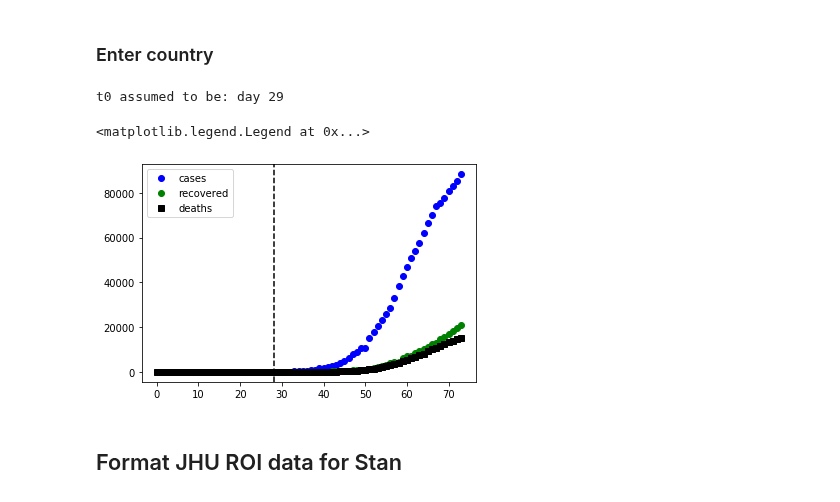
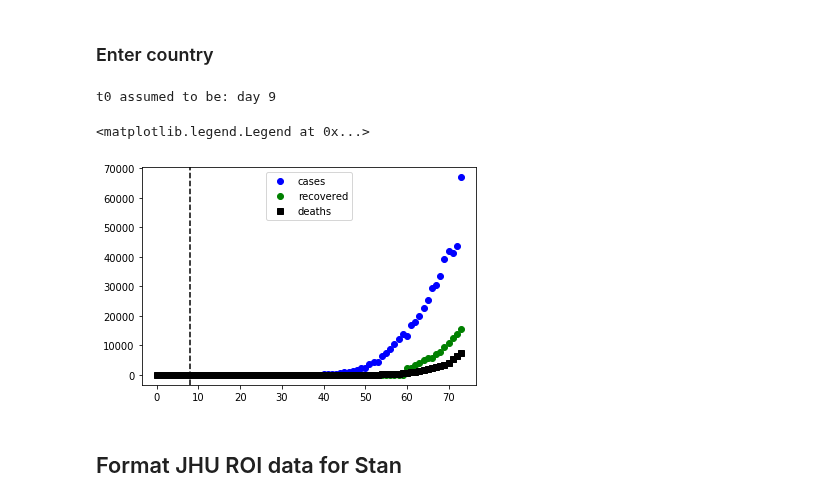
Before and after one commit to ccc1685/covid-19, a Jupyter notebook: Stan/MBS_epidemic_concentration_fitter.ipynb, the cells around one changed output. Drawn from its saved outputs; the diff is of its cells as text; code cells hidden in the pictures.

```diff
--- a/Stan/MBS_epidemic_concentration_fitter.ipynb
+++ b/Stan/MBS_epidemic_concentration_fitter.ipynb
@@ -17,7 +17,7 @@ warnings.filterwarnings("ignore", category=DeprecationWarning)
 ## Select model
 # %%
 import MBS_epidemic_concentration_models as models
-model = models.model_sicrq()
+model = models.model_sir1()
 model.plotnetwork()
 # %% [output]
         About:
@@ -60,41 +56,42 @@ dfr = pd.read_csv(url_recovered)
 ### Enter country
 # %%
 #Austria,Belgium,Denmark,France,Germany,Italy,Norway,Spain,Sweden,Switzerland,United Kingdom
-roi = "Italy"
+roi = "France"
 # %%
 dfc2 = dfc.loc[(dfc['Country/Region']==roi)&(pd.isnull(dfc['Province/State']))]
 dfd2 = dfd.loc[(dfd['Country/Region']==roi)&(pd.isnull(dfd['Province/State']))]
 dfr2 = dfr.loc[(dfr['Country/Region']==roi)&(pd.isnull(dfr['Province/State']))]
 
 
 DF = df = pd.DataFrame(columns=['date','cases','recovered','deaths'])
 
 dates = dfc.columns[4:].values
 
 for i in range(len(dates)):
   DF.loc[i] = pd.Series({'date':dates[i],
                          'cases':dfc2[dates[i]].values[0] - (dfr2[dates[i]].values[0] + dfd2[dates[i]].values[0]),
                          'recovered':dfr2[dates[i]].values[0],
                          'deaths':dfd2[dates[i]].values[0]})
 
 
 pop = {}
 pop['Italy'] = 60500000
-pop['United Kingdom'] = 6440000
+pop['United Kingdom'] = 64400000
+pop['France'] = 66990000
 
 t0 = np.where(DF["cases"].values>5)[0][0] - 1# estimated day of first exposure? Need to make this a parameter
 model.stan_data['t0'] = t0-1
 print("t0 assumed to be: day "+str(t0))
 plt.plot(DF["cases"],'bo', label="cases")
 plt.plot(DF["recovered"],'go',label="recovered")
 plt.plot(DF["deaths"],'ks',label="deaths")
 
 plt.axvline(model.stan_data['t0'],color='k', linestyle="dashed")
 plt.legend()
 # %% [output]
-t0 assumed to be: day 29
+t0 assumed to be: day 9
 <matplotlib.legend.Legend at 0x...>
-[figure, old version]
+[figure, new version]
 # %% [markdown]
 ## Format JHU ROI data for Stan
 # %%
```
Also changed, not shown: parts of 7 cells of this notebook, 2 other files.
